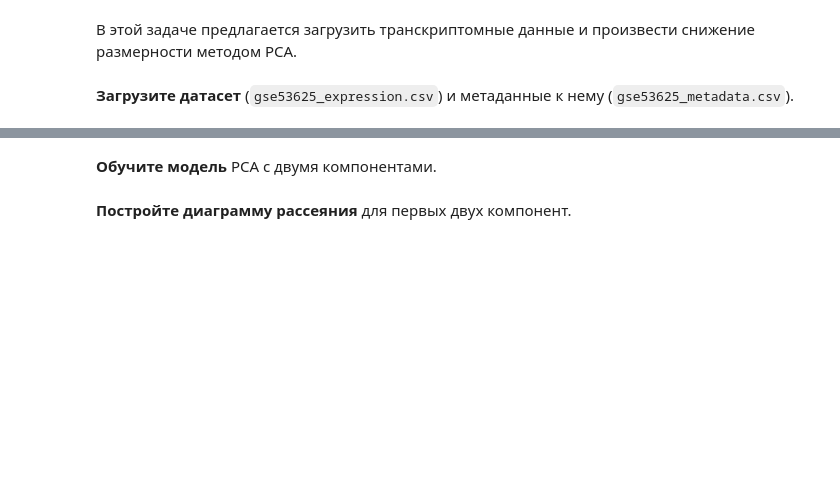
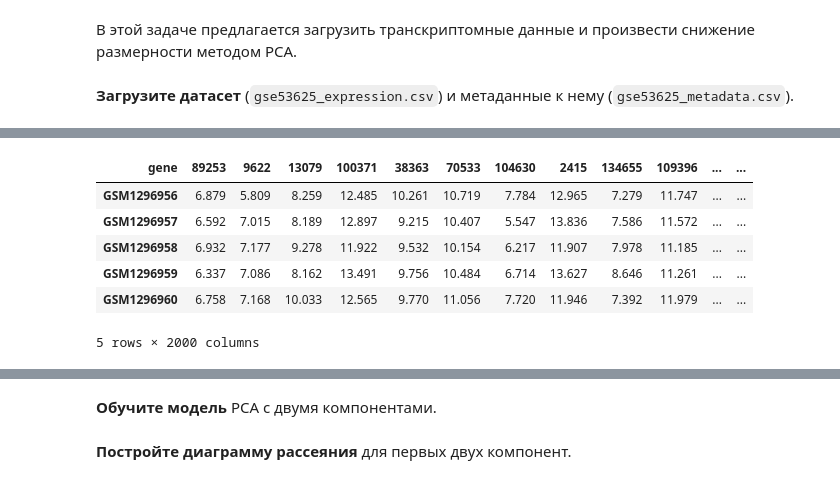
Before and after one commit to Existanze54/sirius-machine-learning-2025, a Jupyter notebook: Seminars/BioInf/S6_DimRed.ipynb, the cells around one changed output, grey strips where cells are left out. Saved outputs shown, nothing was run; the diff lists cells and outputs as text; code cells hidden in the pictures; blank space fills up the shorter version.

```diff
--- a/Seminars/BioInf/S6_DimRed.ipynb
+++ b/Seminars/BioInf/S6_DimRed.ipynb
@@ -26,0 +78,10 @@ sns.set_style("whitegrid")
+# %%
+X.head()
+# %% [output]
+| gene | 89253 | 9622 | 13079 | 100371 | 38363 | 70533 | 104630 | 2415 | 134655 | 109396 | ... | ... |
+| GSM1296956 | 6.879 | 5.809 | 8.259 | 12.485 | 10.261 | 10.719 | 7.784 | 12.965 | 7.279 | 11.747 | ... | ... |
+| GSM1296957 | 6.592 | 7.015 | 8.189 | 12.897 | 9.215 | 10.407 | 5.547 | 13.836 | 7.586 | 11.572 | ... | ... |
+| GSM1296958 | 6.932 | 7.177 | 9.278 | 11.922 | 9.532 | 10.154 | 6.217 | 11.907 | 7.978 | 11.185 | ... | ... |
+| GSM1296959 | 6.337 | 7.086 | 8.162 | 13.491 | 9.756 | 10.484 | 6.714 | 13.627 | 8.646 | 11.261 | ... | ... |
+| GSM1296960 | 6.758 | 7.168 | 10.033 | 12.565 | 9.770 | 11.056 | 7.720 | 11.946 | 7.392 | 11.979 | ... | ... |
+5 rows × 2000 columns
```
Also changed, not shown: parts of 11 cells of this notebook.
